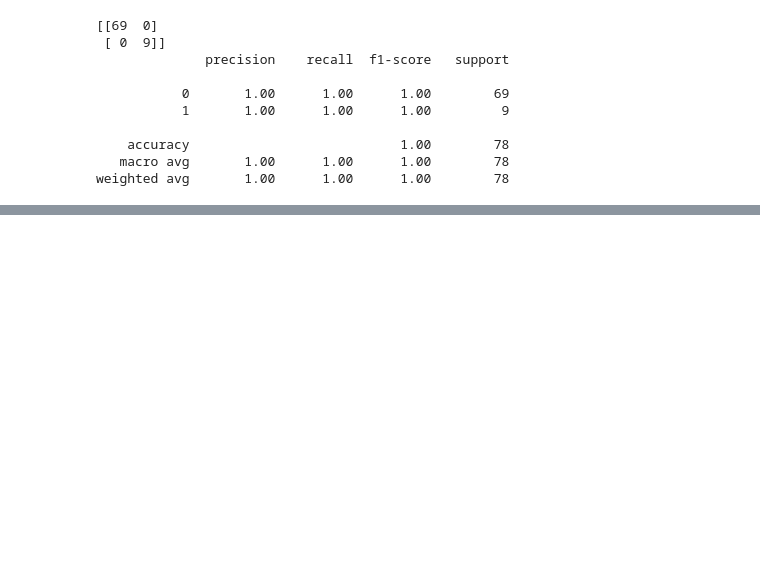
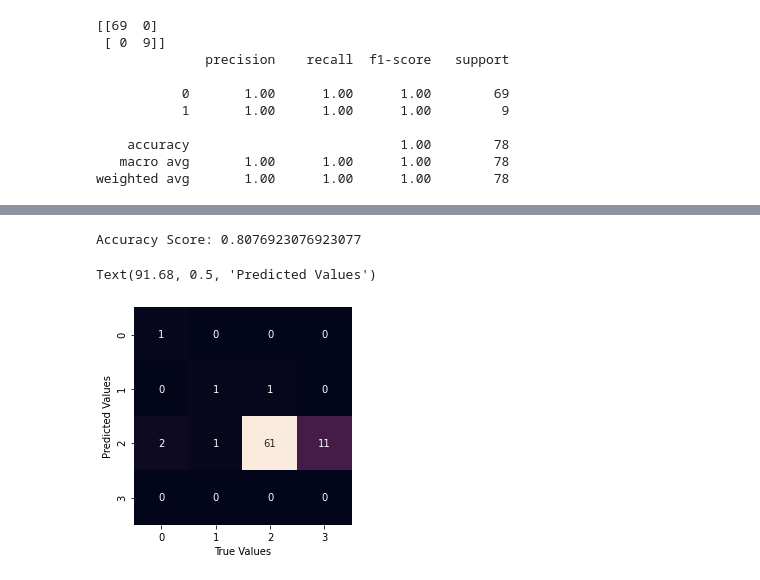
Before and after one commit to simonarahi/AI_HR, a Jupyter notebook: candidate_screening.ipynb, the cells around one changed output, grey strips where cells are left out. Cells and saved outputs as stored; diff of their text form; code cells hidden in the pictures; blank space fills up the shorter version.

```diff
--- a/candidate_screening.ipynb
+++ b/candidate_screening.ipynb
@@ -344,0 +518,19 @@ weighted avg       1.00      1.00      1.00        78
+# %%
+svm_model_linear = SVC(kernel = 'linear', C = 1).fit(X_sm, y_sm)
+svm_predictions = svm_model_linear.predict(X_test)
+
+# model accuracy
+svm_accuracy = svm_model_linear.score(X_test, y_test)
+
+# creating a confusion matrix
+cm = confusion_matrix(y_test, svm_predictions)
+# %%
+print('Accuracy Score:', svm_accuracy)
+mat = confusion_matrix(y_test,svm_predictions)
+sns.heatmap(mat.T, square =True, annot = True, fmt = 'd', cbar= False)
+plt.xlabel('True Values')
+plt.ylabel('Predicted Values')
+# %% [output]
+Accuracy Score: 0.8076923076923077
+Text(91.68, 0.5, 'Predicted Values')
+[figure, added]
```
Also changed, not shown: parts of 35 cells of this notebook.
